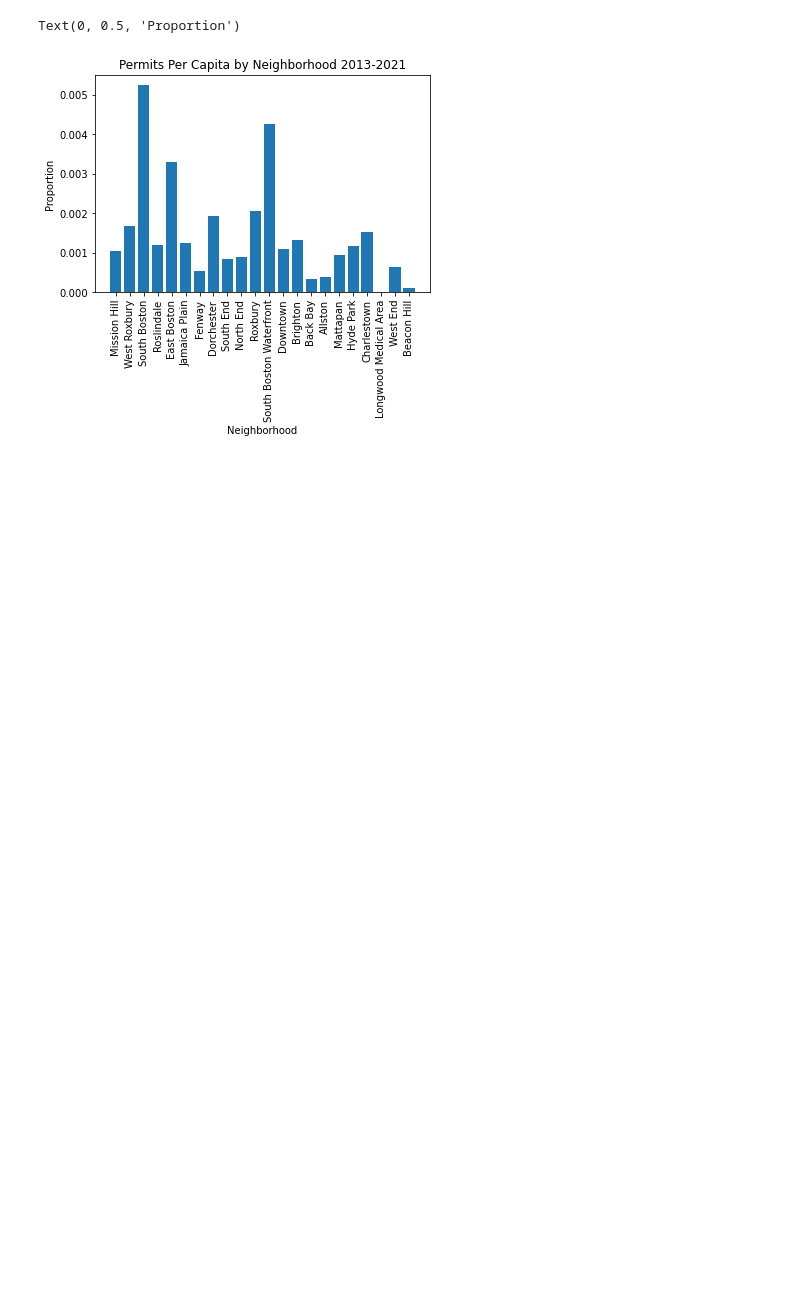
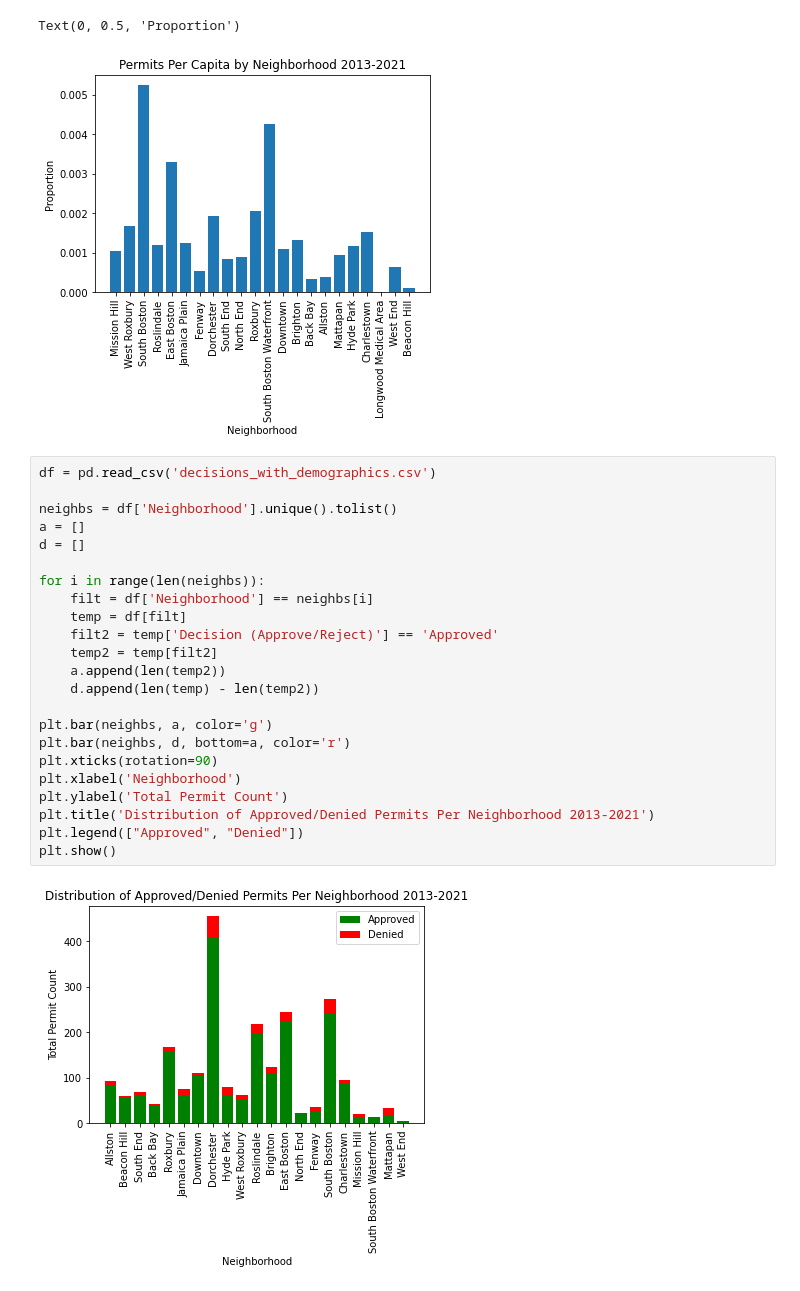
Before and after one commit to yagevlevi/BaystateBanner_Spark, a Jupyter notebook: Real Estate/Permit_Decisions_Distribution_Analysis.ipynb, the cells around one changed output. Cells and saved outputs as stored; diff of their text form; blank space fills up the shorter version.

```diff
--- a/Real Estate/Permit_Decisions_Distribution_Analysis.ipynb
+++ b/Real Estate/Permit_Decisions_Distribution_Analysis.ipynb
@@ -827,3 +827,28 @@ plt.ylabel('Proportion')
 # %% [output]
 Text(0, 0.5, 'Proportion')
 [figure]
+# %%
+df = pd.read_csv('decisions_with_demographics.csv')
+
+neighbs = df['Neighborhood'].unique().tolist()
+a = []
+d = []
+
+for i in range(len(neighbs)):
+    filt = df['Neighborhood'] == neighbs[i]
+    temp = df[filt]
+    filt2 = temp['Decision (Approve/Reject)'] == 'Approved'
+    temp2 = temp[filt2]
+    a.append(len(temp2))
+    d.append(len(temp) - len(temp2))
+
+plt.bar(neighbs, a, color='g')
+plt.bar(neighbs, d, bottom=a, color='r')
+plt.xticks(rotation=90)
+plt.xlabel('Neighborhood')
+plt.ylabel('Total Permit Count')
+plt.title('Distribution of Approved/Denied Permits Per Neighborhood 2013-2021')
+plt.legend(["Approved", "Denied"])
+plt.show()
+# %% [output]
+[figure, added]
```
Also changed, not shown: parts of 1 cell of this notebook, 26 other files.
